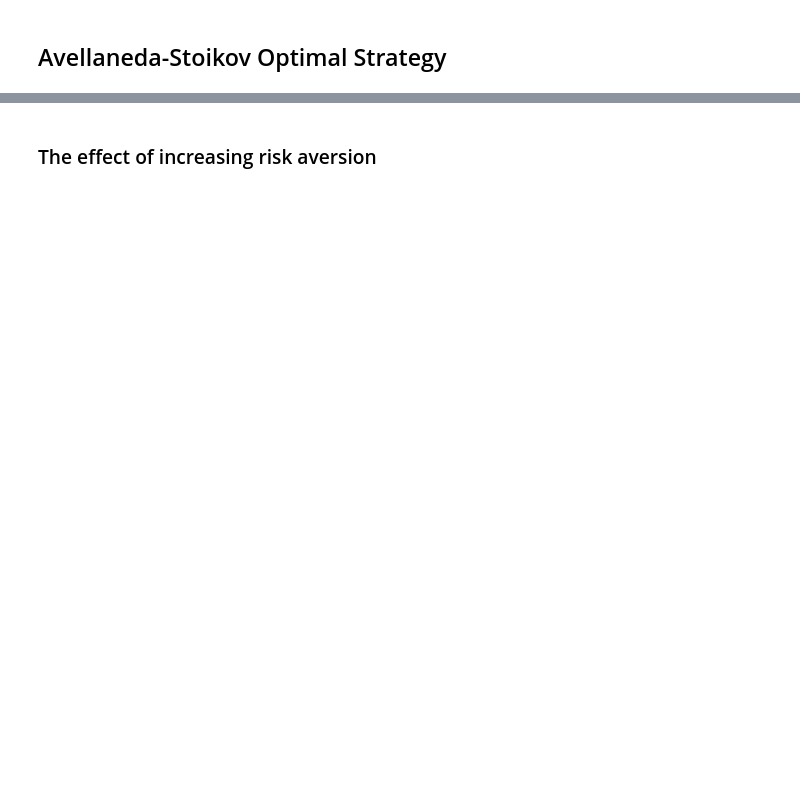
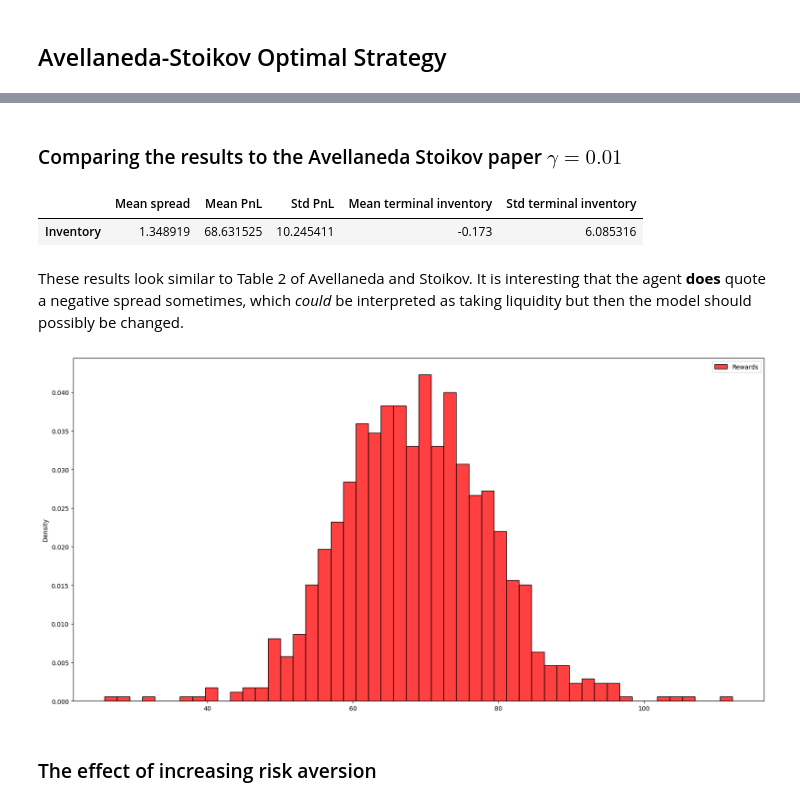
Before and after one commit to JJJerome/mbt_gym, a Jupyter notebook: notebooks/Baseline_Agents.ipynb, the cells around one changed output, grey strips where cells are left out. Saved outputs shown, nothing was run; the diff lists cells and outputs as text; code cells hidden in the pictures; blank space fills up the shorter version.

Commit message:
minor fixes to Baseline_Agents.ipynb Learning_to_make_a_market_with_mbt_gym_and_Stable_Baselines_3.ipynb

```diff
--- a/notebooks/Baseline_Agents.ipynb
+++ b/notebooks/Baseline_Agents.ipynb
@@ -74,6 +76,7 @@ def get_as_env(num_trajectories:int = 1):
     terminal_time = 1.0
     sigma = 2.0
     n_steps = 2000
+    initial_inventory = 0
     arrival_rate = 140
     fill_exponent = 1.5
     midprice_model = BrownianMotionMidpriceModel(volatility=sigma, step_size=1/n_steps,
@@ -84,12 +87,18 @@ def get_as_env(num_trajectories:int = 1):
     fill_probability_model = ExponentialFillFunction(fill_exponent=fill_exponent,
                                                      step_size=1/n_steps,
                                                      num_trajectories=num_trajectories)
-    return TradingEnvironment(terminal_time=terminal_time,
-                                 n_steps=n_steps, seed=seed,
-                                 num_trajectories=num_trajectories,
-                                 midprice_model=midprice_model,
-                                 arrival_model=arrival_model,
-                                 fill_probability_model=fill_probability_model)
+    LOtrader = LimitOrderModelDynamics(midprice_model = midprice_model, arrival_model = arrival_model,
+                                fill_probability_model = fill_probability_model,
+                                num_trajectories = num_trajectories)
+    env_params = dict(terminal_time=terminal_time,
+                      n_steps=n_steps,
+                      initial_inventory = initial_inventory,
+                      model_dynamics = LOtrader,
+                      max_inventory=n_steps,
+                      normalise_action_space = False,
+                      normalise_observation_space = False,
+                      num_trajectories=num_trajectories)
+    return TradingEnvironment(**env_params)
 # %%
 as_env = get_as_env()
 as_agent = AvellanedaStoikovAgent(risk_aversion=0.1, env=as_env)
@@ -113,0 +130,6 @@ fig
+# %% [markdown]
+### Comparing the results to the Avellaneda Stoikov paper $\gamma = 0.01$
+# %%
+num_trajectories = 1000
+vec_env = get_as_env(num_trajectories)
+vec_as = AvellanedaStoikovAgent(risk_aversion=0.01, env=vec_env)
@@ -114,3 +138,16 @@ fig
+# %%
+results, fig, total_rewards = generate_results_table_and_hist(vec_env=vec_env,agent=vec_as)
+# %%
+results
+# %% [output]
+|  | Mean spread | Mean PnL | Std PnL | Mean terminal inventory | Std terminal inventory |
+| Inventory | 1.348919 | 68.631525 | 10.245411 | -0.173 | 6.085316 |
+# %% [markdown]
+These results look similar to Table 2 of Avellaneda and Stoikov. It is interesting that the agent **does** quote a negative spread sometimes, which _could_ be interpreted as taking liquidity but then the model should possibly be changed.
+# %%
+fig
+# %% [output]
+[figure, added]
 # %% [markdown]
 ### The effect of increasing risk aversion
 # %%
```
Also changed, not shown: parts of 16 cells of this notebook, 1 other file.
